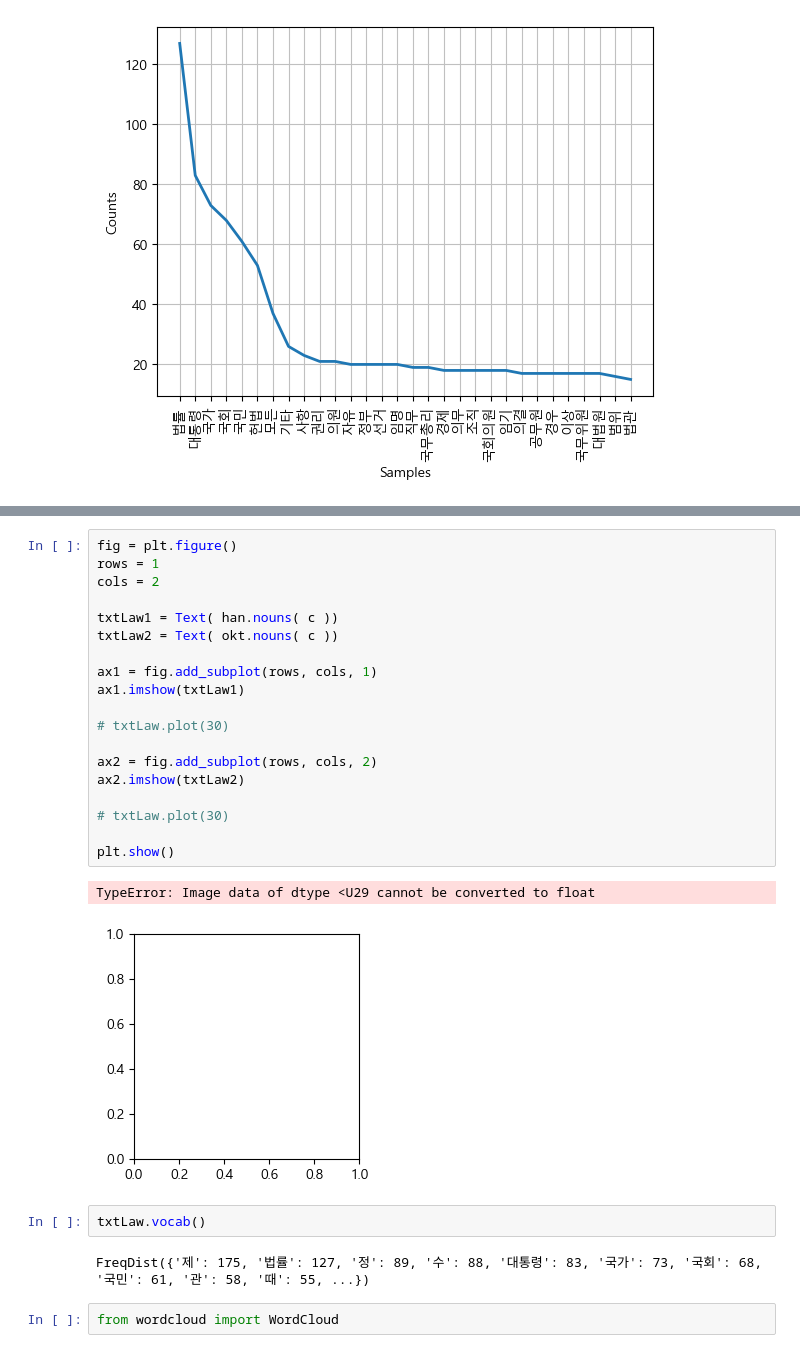
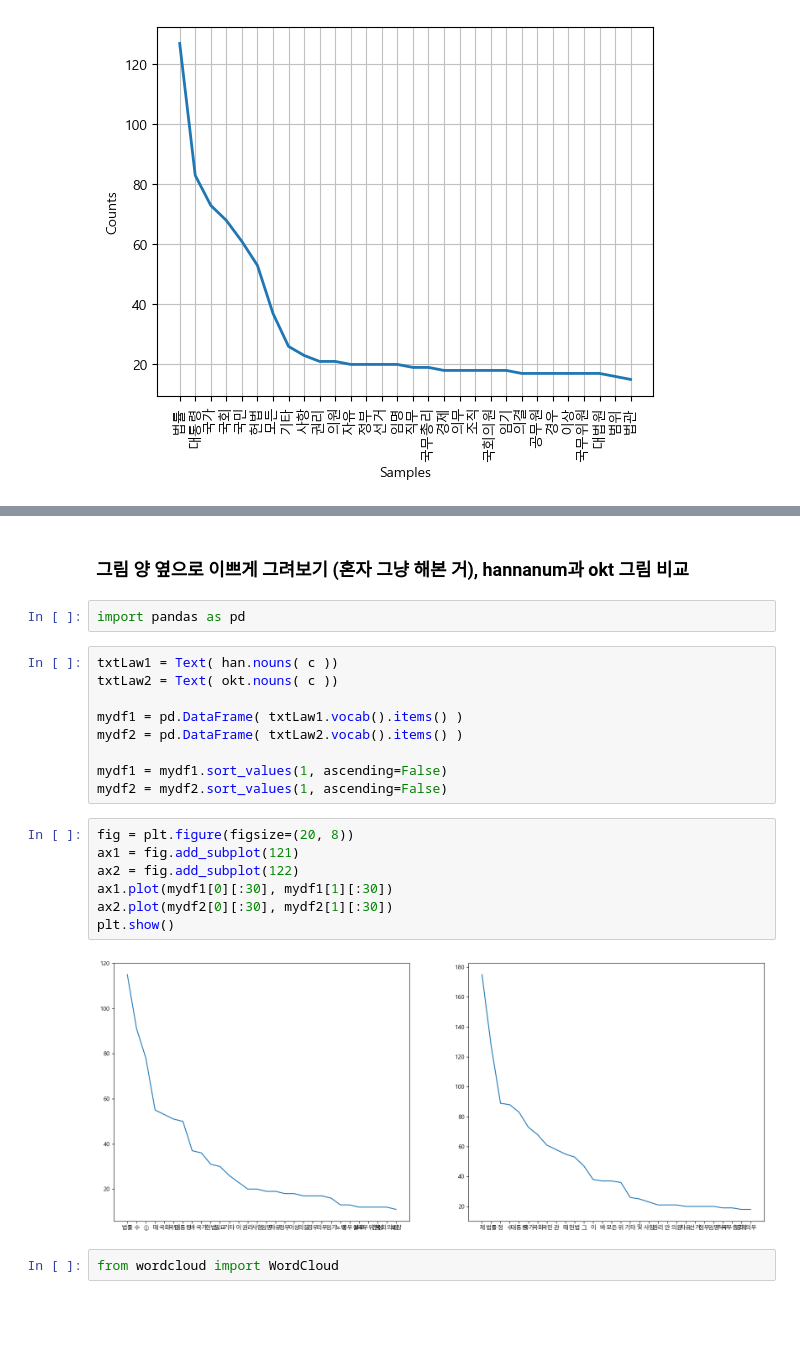
Before and after one commit to one-gidung/T_ACADEMY_ASAC, a Jupyter notebook: 10. DL/NLP/69. 한국어말뭉치.ipynb, the cells around one changed output, grey strips where cells are left out. Saved outputs shown, nothing was run; the diff lists cells and outputs as text; blank space fills up the shorter version.

```diff
--- a/10. DL/NLP/69. 한국어말뭉치.ipynb
+++ b/10. DL/NLP/69. 한국어말뭉치.ipynb
@@ -231,29 +221,25 @@ plt.show()
-# %%
-fig = plt.figure()
-rows = 1
-cols = 2
-
-txtLaw1 = Text( han.nouns( c ))
-txtLaw2 = Text( okt.nouns( c ))
-
-ax1 = fig.add_subplot(rows, cols, 1)
-ax1.imshow(txtLaw1)
-
-# txtLaw.plot(30)
-
-ax2 = fig.add_subplot(rows, cols, 2)
-ax2.imshow(txtLaw2)
-
-# txtLaw.plot(30)
-
-plt.show()
-# %% [output]
-TypeError: Image data of dtype <U29 cannot be converted to float
-[figure, removed]
-# %%
-txtLaw.vocab()
-# %% [output]
-FreqDist({'제': 175, '법률': 127, '정': 89, '수': 88, '대통령': 83, '국가': 73, '국회': 68, '국민': 61, '관': 58, '때': 55, ...})
+# %% [markdown]
+### 그림 양 옆으로 이쁘게 그려보기 (혼자 그냥 해본 거), hannanum과 okt 그림 비교
+# %%
+import pandas as pd
+# %%
+txtLaw1 = Text( han.nouns( c ))
+txtLaw2 = Text( okt.nouns( c ))
+
+mydf1 = pd.DataFrame( txtLaw1.vocab().items() )
+mydf2 = pd.DataFrame( txtLaw2.vocab().items() )
+
+mydf1 = mydf1.sort_values(1, ascending=False)
+mydf2 = mydf2.sort_values(1, ascending=False)
+# %%
+fig = plt.figure(figsize=(20, 8))
+ax1 = fig.add_subplot(121)
+ax2 = fig.add_subplot(122)
+ax1.plot(mydf1[0][:30], mydf1[1][:30])
+ax2.plot(mydf2[0][:30], mydf2[1][:30])
+plt.show()
+# %% [output]
+[figure, added]
 # %%
 from wordcloud import WordCloud
 # %%
```
Also changed, not shown: parts of 1 cell of this notebook.
